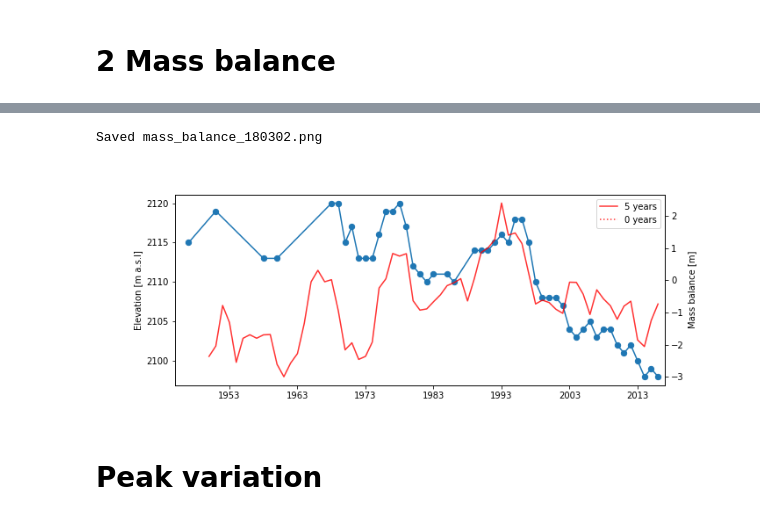
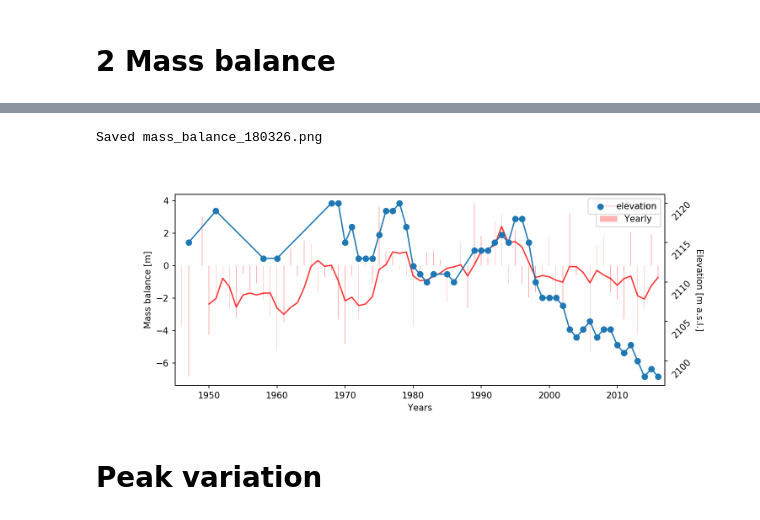
Before and after one commit to erikmannerfelt/Sydtoppen, a Jupyter notebook: figures/Sydtoppen figures.ipynb, the cells around one changed output, grey strips where cells are left out. Saved outputs shown, nothing was run; the diff lists cells and outputs as text; code cells hidden in the pictures.

```diff
--- a/figures/Sydtoppen figures.ipynb
+++ b/figures/Sydtoppen figures.ipynb
@@ -141,34 +141,38 @@ balance.head()
-# %%
-plt.figure(figsize=(10, 4))
-
-# Elevation plotting
-plt.scatter(heights.index, heights, s=40)
-plt.plot(heights.dropna())
-
-plt.ylabel("Elevation [m a.s.l]")
-
-# Mass balance plotting
-plt.gca().twinx()
-a_years = 5  # Rolling window A (solid line)
-b_years = 0  # Rolling window B (dashed line)
-
-# Full line
-styles = ["-", ":"]
-for i, window in enumerate([a_years, b_years]):
-    averaged = balance["nb"].rolling(window).mean()
-
-    plt.plot(averaged, c="red", alpha=0.8, label=f"{window} years", linestyle=styles[i])
-
-
-plt.legend()
-plt.xlim(("1945", "2017"))
-
-plt.ylabel("Mass balance [m]")
-
-savefig("mass_balance")
-# %% [output]
-Saved mass_balance_180302.png
-[figure, removed]
+# %%
+plt.figure(figsize=(10, 4))
+
+
+# Full line
+averaged = balance["nb"].rolling(5).mean()
+plt.plot(averaged, c="red", alpha=0.8, label=f"5 years", linestyle="-")
+
+#plt.scatter(balance.index, balance["nb"], s=3, c="r", alpha=0.3)
+plt.bar(balance.index, balance["nb"], width=0.1, color="r", alpha=0.3, label="Yearly")
+
+plt.ylabel("Mass balance [m]")
+plt.legend()
+
+# Mass balance plotting
+plt.gca().twinx()
+
+# Elevation plotting
+plt.scatter(heights.index, heights, s=40)
+plt.plot(heights.dropna(), label="_none_")
+
+plt.yticks(rotation=45)
+#plt.ylabel("Elevation [m a.s.l.]", rotation=-90)
+plt.text(1.07, 0.5, "Elevation [m a.s.l.]", transform=plt.gca().transAxes, rotation=-90, ha="center", va="center")
+
+plt.legend()
+plt.xlim((1945, 2017))
+plt.text(0.5, -0.12, "Years", transform=plt.gca().transAxes, ha="center", va="center")
+
+plt.subplots_adjust(right=0.90)
+
+savefig("mass_balance")
+# %% [output]
+Saved mass_balance_180326.png
+[figure, added]
 # %% [markdown]
 # Peak variation
 # %%
```
Also changed, not shown: parts of 4 cells of this notebook, 3 other files.
